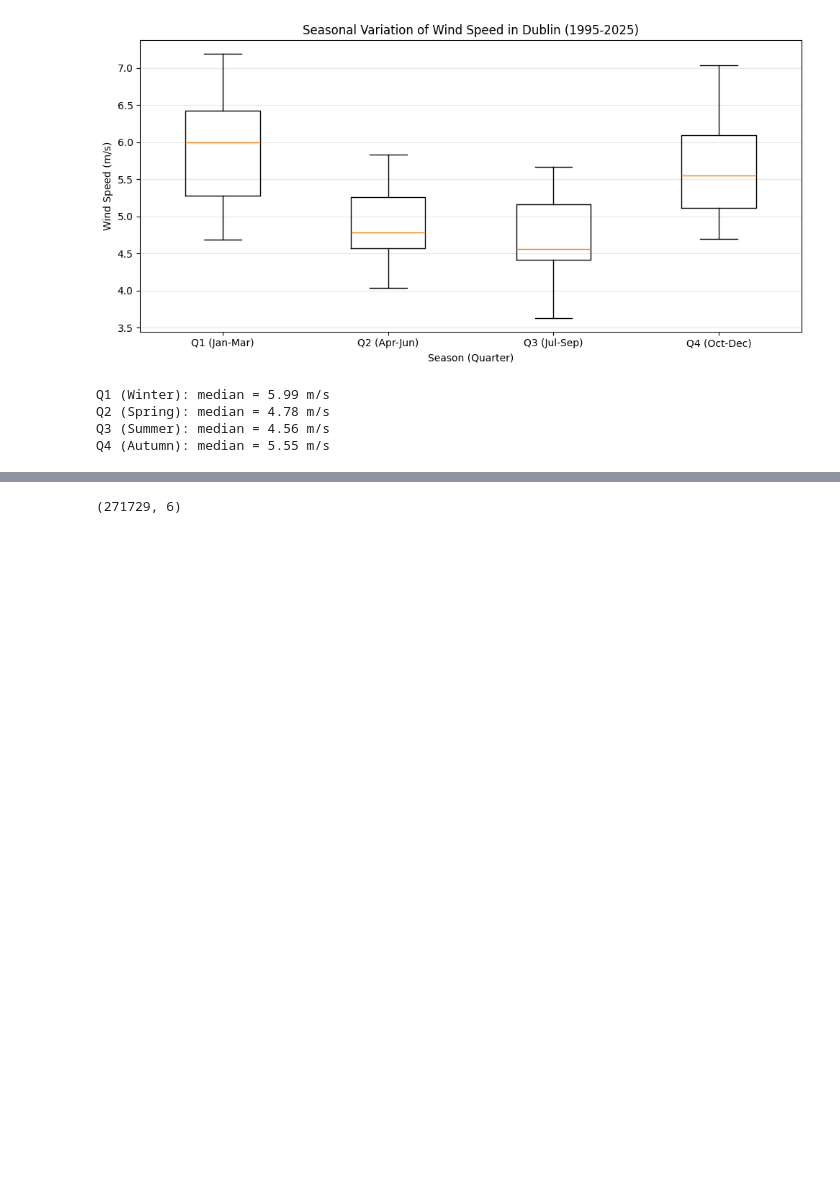
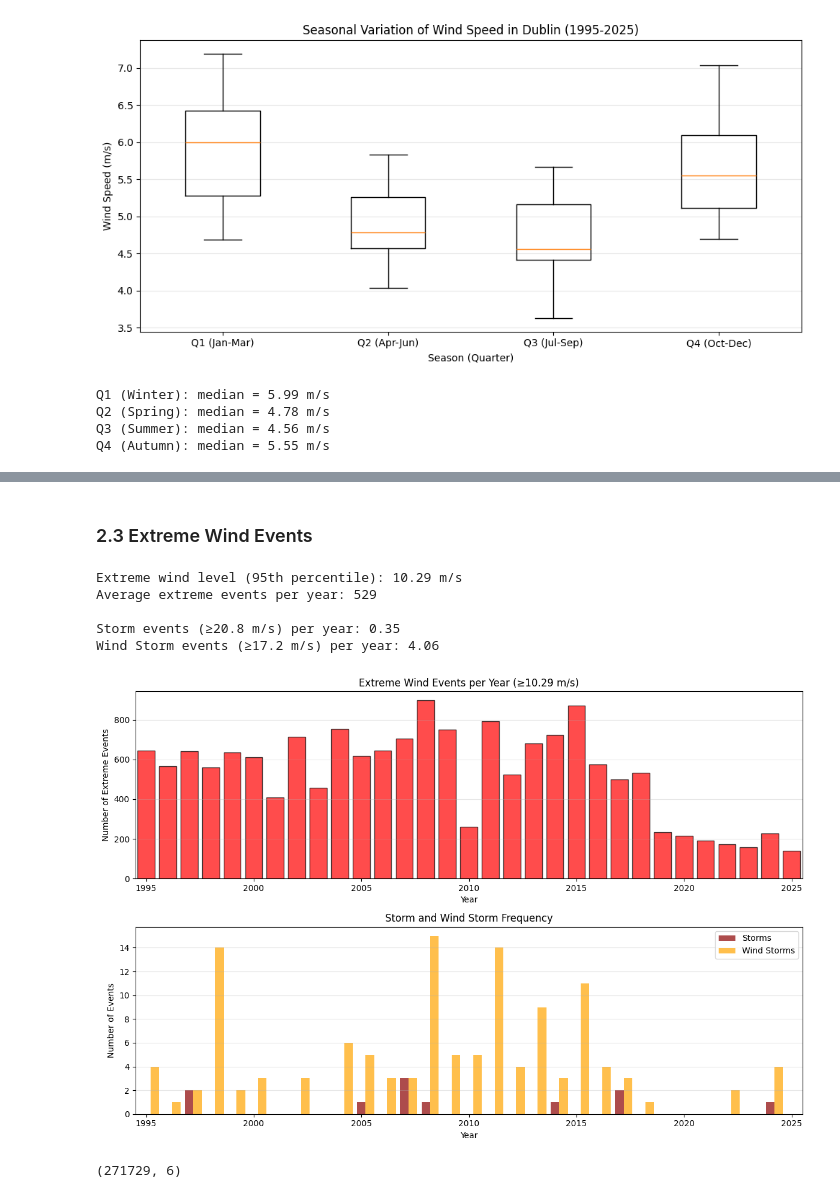
Before and after one commit to tanyasanjuan/pfda-project, a Jupyter notebook: wind.ipynb, the cells around one changed output, grey strips where cells are left out. Saved outputs shown, nothing was run; the diff lists cells and outputs as text; code cells hidden in the pictures; blank space fills up the shorter version.

Commit message:
Plot extreme wind events.

```diff
--- a/wind.ipynb
+++ b/wind.ipynb
@@ -275,3 +298,53 @@ Q4 (Autumn): median = 5.55 m/s
+# %% [markdown]
+### 2.3 Extreme Wind Events
+# %%
+# Extreme wind events analysis
+extreme_level = df['mean wind speed'].quantile(0.95)
+df['extreme_wind'] = df['mean wind speed'] >= extreme_level
+extreme_by_year = df.groupby(df.index.year)['extreme_wind'].sum()
+
+# Storm and wind·storm analysis
+storm_level = 20.8  # m/s (Force 9)
+wind_storm_level = 17.2   # m/s (Force 8)
+df['storm'] = df['mean wind speed'] >= storm_level
+df['gale'] = (df['mean wind speed'] >= wind_storm_level) & (df['mean wind speed'] < storm_level)
+storms_by_year = df.groupby(df.index.year)['storm'].sum()
+wind_storms_by_year = df.groupby(df.index.year)['gale'].sum()
+
+print(f"Extreme wind level (95th percentile): {extreme_level:.2f} m/s")
+print(f"Average extreme events per year: {extreme_by_year.mean():.0f}")
+print(f"\nStorm events (≥{storm_level} m/s) per year: {storms_by_year.mean():.2f}")
+print(f"Wind Storm events (≥{wind_storm_level} m/s) per year: {wind_storms_by_year.mean():.2f}")
+
+# Visualize extreme events
+fig, (ax1, ax2) = plt.subplots(2, 1, figsize=(12, 8))
+
+# Plot extreme events - use explicit bar plot with year index
+ax1.bar(extreme_by_year.index, extreme_by_year.values, color='red', alpha=0.7, edgecolor='black')
+ax1.set_xlabel("Year")
+ax1.set_ylabel("Number of Extreme Events")
+ax1.set_title(f"Extreme Wind Events per Year (≥{extreme_level:.2f} m/s)")
+ax1.grid(True, axis='y', alpha=0.3)
+ax1.set_xlim(left=extreme_by_year.index.min() - 0.5, right=extreme_by_year.index.max() + 0.5)
+
+ax2.bar(storms_by_year.index, storms_by_year.values, color='darkred', alpha=0.7, label='Storms', width=0.4)
+ax2.bar(wind_storms_by_year.index + 0.4, wind_storms_by_year.values, color='orange', alpha=0.7, label='Wind Storms', width=0.4)
+ax2.set_xlabel("Year")
+ax2.set_ylabel("Number of Events")
+ax2.set_title("Storm and Wind Storm Frequency")
+ax2.legend()
+ax2.grid(True, axis='y', alpha=0.3)
+ax2.set_xlim(left=storms_by_year.index.min() - 0.5, right=wind_storms_by_year.index.max() + 0.5)
+
+plt.tight_layout()
+plt.show()
+# %% [output]
+Extreme wind level (95th percentile): 10.29 m/s
+Average extreme events per year: 529
+
+Storm events (≥20.8 m/s) per year: 0.35
+Wind Storm events (≥17.2 m/s) per year: 4.06
+[figure, added]
 # %%
 # number of rows and columns
 df.shape
```
Also changed, not shown: parts of 1 cell of this notebook.
